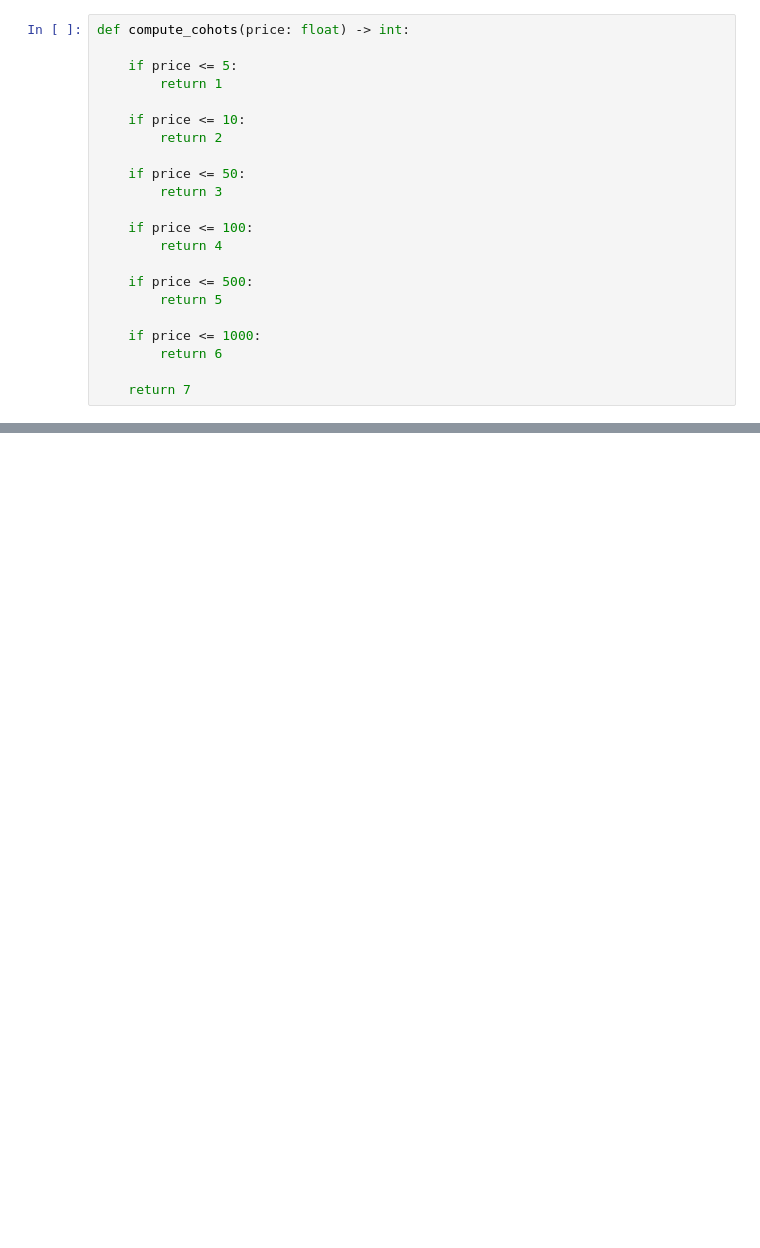
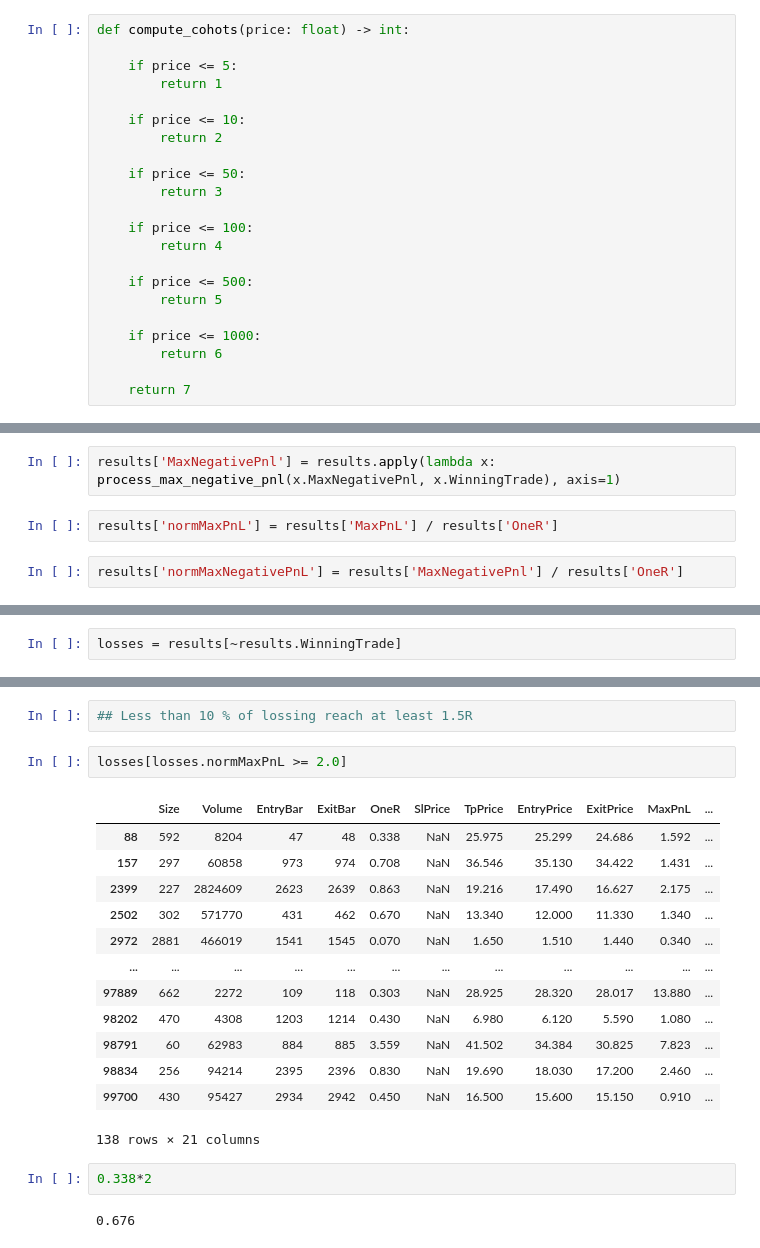
Before and after one commit to abdel-ely-ds/just-trade-it, a Jupyter notebook: analysis.ipynb, the cells around one changed output, grey strips where cells are left out. Saved outputs shown, nothing was run; the diff lists cells and outputs as text; blank space fills up the shorter version.

```diff
--- a/analysis.ipynb
+++ b/analysis.ipynb
@@ -126,0 +77,6 @@ KeyboardInterrupt:
+# %%
+results['MaxNegativePnl'] = results.apply(lambda x: process_max_negative_pnl(x.MaxNegativePnl, x.WinningTrade), axis=1)
+# %%
+results['normMaxPnL'] = results['MaxPnL'] / results['OneR']
+# %%
+results['normMaxNegativePnL'] = results['MaxNegativePnl'] / results['OneR']
@@ -126,0 +101,2 @@ KeyboardInterrupt:
+# %%
+losses = results[~results.WinningTrade]
@@ -126,0 +116,22 @@ KeyboardInterrupt:
+# %%
+## Less than 10 % of lossing reach at least 1.5R
+# %%
+losses[losses.normMaxPnL >= 2.0]
+# %% [output]
+|  | Size | Volume | EntryBar | ExitBar | OneR | SlPrice | TpPrice | EntryPrice | ExitPrice | MaxPnL | ... |
+| 88 | 592 | 8204 | 47 | 48 | 0.338 | NaN | 25.975 | 25.299 | 24.686 | 1.592 | ... |
+| 157 | 297 | 60858 | 973 | 974 | 0.708 | NaN | 36.546 | 35.130 | 34.422 | 1.431 | ... |
+| 2399 | 227 | 2824609 | 2623 | 2639 | 0.863 | NaN | 19.216 | 17.490 | 16.627 | 2.175 | ... |
+| 2502 | 302 | 571770 | 431 | 462 | 0.670 | NaN | 13.340 | 12.000 | 11.330 | 1.340 | ... |
+| 2972 | 2881 | 466019 | 1541 | 1545 | 0.070 | NaN | 1.650 | 1.510 | 1.440 | 0.340 | ... |
+| ... | ... | ... | ... | ... | ... | ... | ... | ... | ... | ... | ... |
+| 97889 | 662 | 2272 | 109 | 118 | 0.303 | NaN | 28.925 | 28.320 | 28.017 | 13.880 | ... |
+| 98202 | 470 | 4308 | 1203 | 1214 | 0.430 | NaN | 6.980 | 6.120 | 5.590 | 1.080 | ... |
+| 98791 | 60 | 62983 | 884 | 885 | 3.559 | NaN | 41.502 | 34.384 | 30.825 | 7.823 | ... |
+| 98834 | 256 | 94214 | 2395 | 2396 | 0.830 | NaN | 19.690 | 18.030 | 17.200 | 2.460 | ... |
+| 99700 | 430 | 95427 | 2934 | 2942 | 0.450 | NaN | 16.500 | 15.600 | 15.150 | 0.910 | ... |
+138 rows × 21 columns
+# %%
+0.338*2
+# %% [output]
+0.676
```
Also changed, not shown: parts of 14 cells of this notebook, 15 other files.
